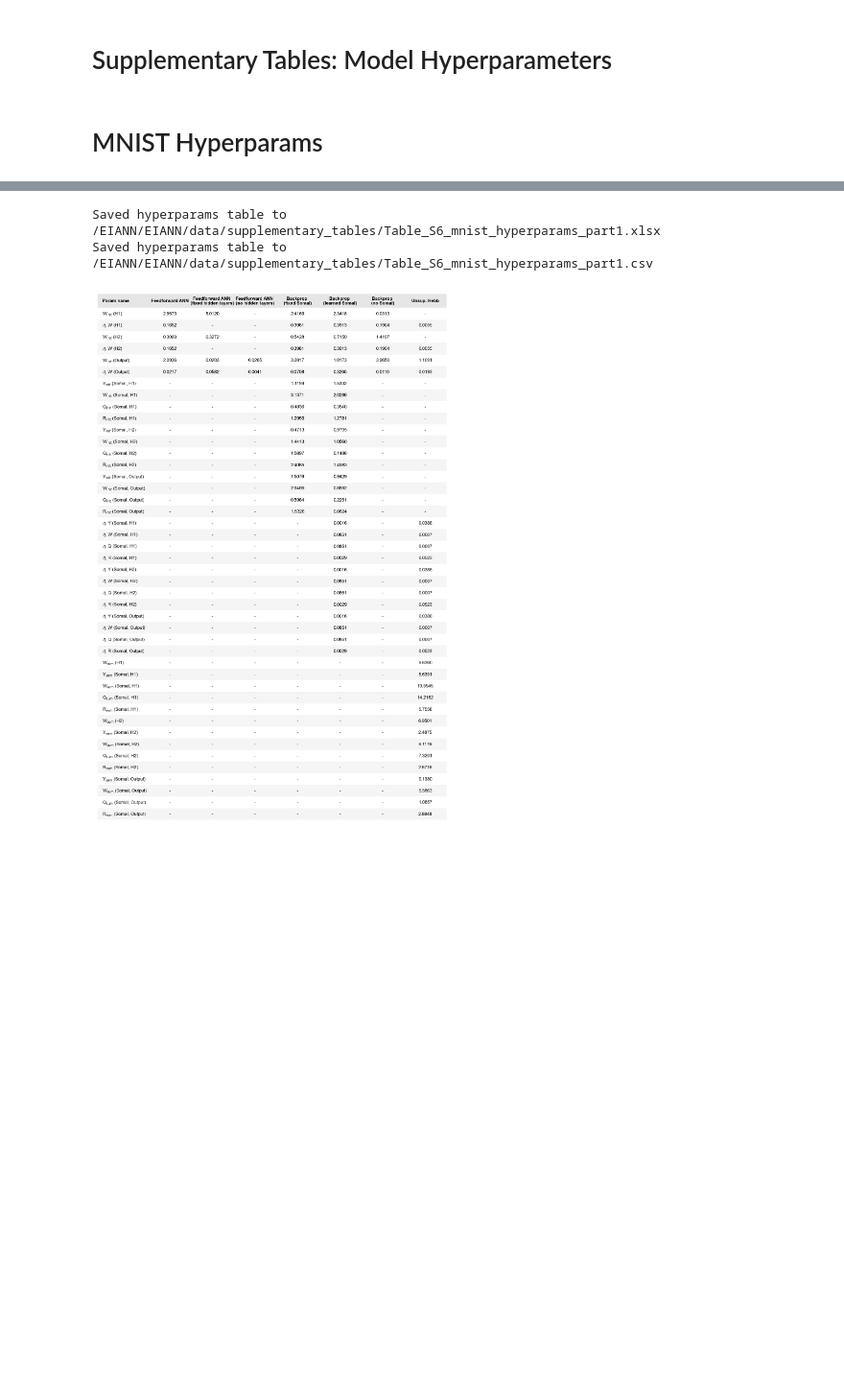
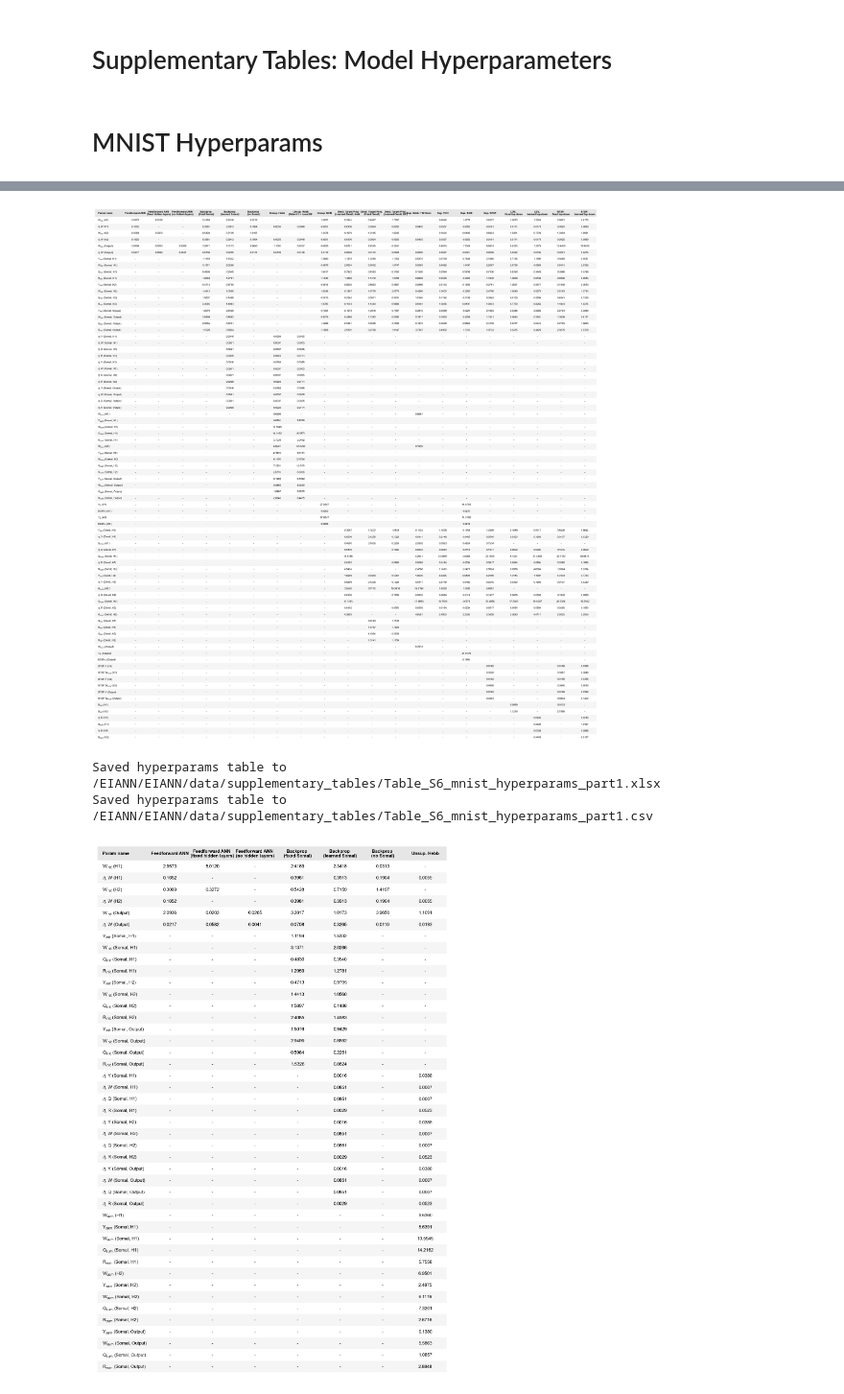
Before and after one commit to Milstein-Lab/EIANN, a Jupyter notebook: docs/Galloni_etal_2025/Supplementary_Params_Tables.ipynb, the cells around one changed output, grey strips where cells are left out. Shown at 96% size. Saved outputs shown, nothing was run; the diff lists cells and outputs as text; code cells hidden in the pictures; blank space fills up the shorter version.

Commit message:
updated tables

```diff
--- a/docs/Galloni_etal_2025/Supplementary_Params_Tables.ipynb
+++ b/docs/Galloni_etal_2025/Supplementary_Params_Tables.ipynb
@@ -244,3 +258,17 @@ def generate_hyperparams_table(csv_filename):
     fig.savefig(f"{root_dir}/EIANN/figures/{csv_filename}.png", dpi=300)
 # %% [markdown]
 # MNIST Hyperparams
+# %%
+model_list = ["vanBP", "vanBP_fixed_hidden", "vanBP_0hidden",
+              "bpDale_fixed", "bpDale_learned", "bpDale_noI",
+              "HebbWN_topsup", "HebbWN_topsup_lrf", "BCM_topsup",
+              "bpLike_WT_hebbdend", "bpLike_WT_fixedDend", "bpLike_WT_localBP",
+              "Supervised_HebbWN_WT_hebbdend", "SupHebbTempCont_WT_hebbdend" , "Supervised_BCM_WT_hebbdend", "BTSP_WT_hebbdend",
+              "bpLike_fixedTD_hebbdend", "bpLike_TCWN_hebbdend", "BTSP_fixedTD_hebbdend", "BTSP_TCWN_hebbdend"]
+
+filename = "Table_S6_mnist_hyperparams_all"
+
+model_dict_all = load_model_dict()
+generate_hyperparams_file(model_dict_all, model_list, filename=filename)
+generate_hyperparams_table(filename)
+# %% [output]
@@ -247,3 +279,4 @@ def generate_hyperparams_table(csv_filename):
+[figure, added]
 # %%
 model_list = ["vanBP", "vanBP_fixed_hidden", "vanBP_0hidden",
                 "bpDale_fixed", "bpDale_learned", "bpDale_noI", "HebbWN_topsup"]
```
Also changed, not shown: parts of 4 cells of this notebook, 1 other file.
